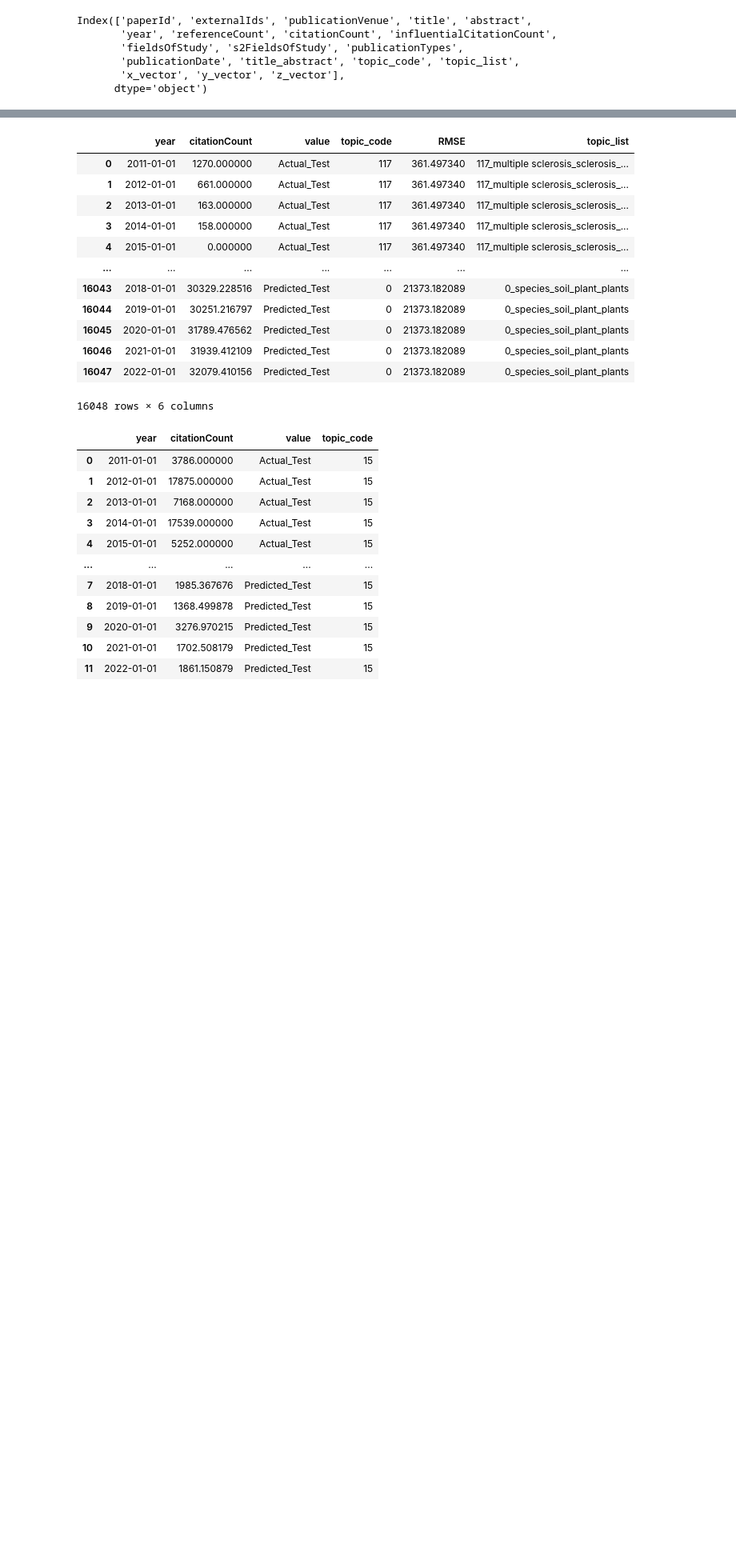
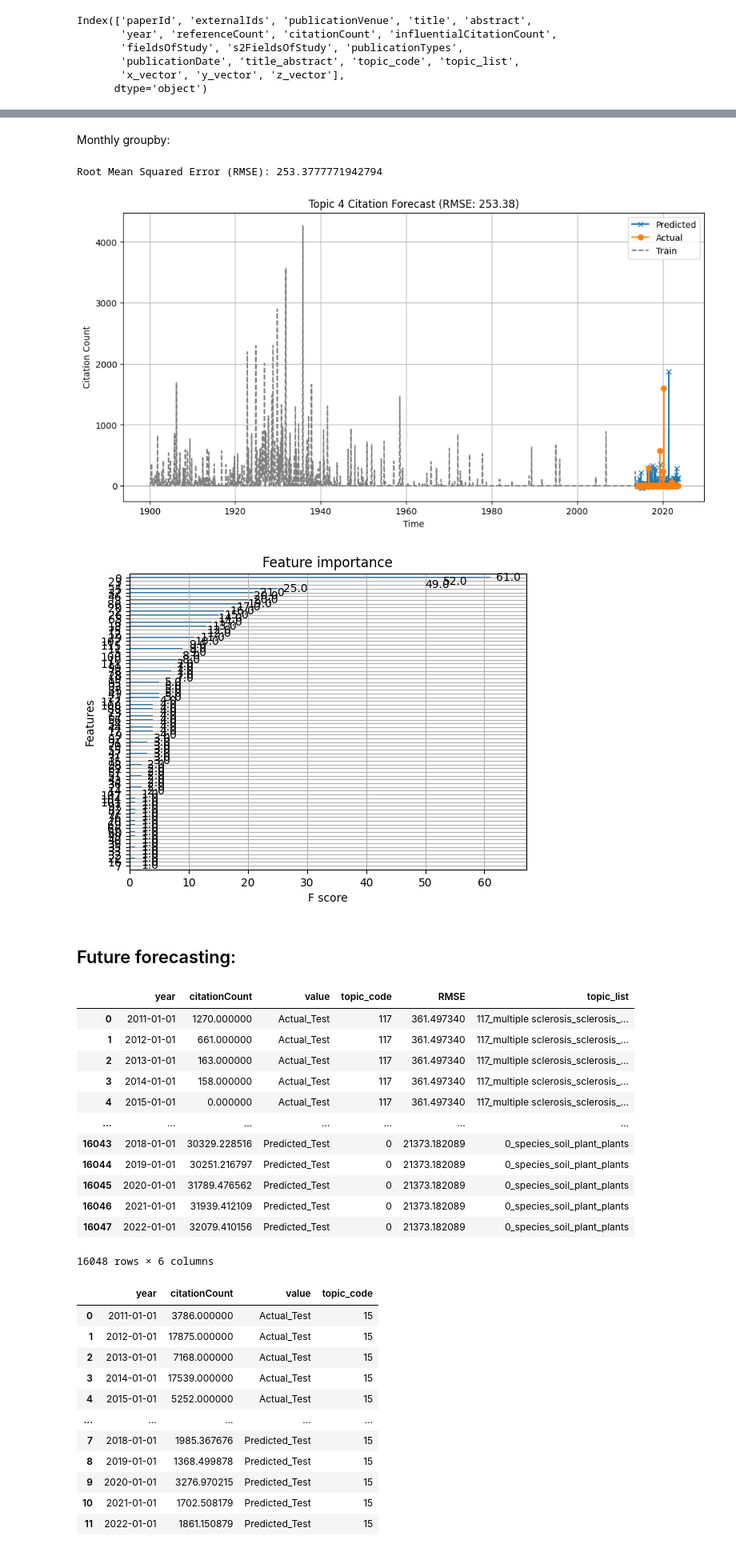
Before and after one commit to KutlualpTazefidan/convergence_oracle, a Jupyter notebook: CodeBase/2_0_0_time_series_data_table.ipynb, the cells around one changed output, grey strips where cells are left out. Shown at 80% size. Saved outputs shown, nothing was run; the diff lists cells and outputs as text; code cells hidden in the pictures; blank space fills up the shorter version.

Commit message:
time series monthly groupby

```diff
--- a/CodeBase/2_0_0_time_series_data_table.ipynb
+++ b/CodeBase/2_0_0_time_series_data_table.ipynb
@@ -126,3 +134,82 @@ Root Mean Squared Error (RMSE): 3224.6074634261745
+# %% [markdown]
+Monthly groupby:
+# %%
+def plot_bertopic_data(topic_number):
+    aws1_dfs = aws_dfs[['publicationDate', 'topic_code', 'citationCount', 'influentialCitationCount', 'topic_list']]
+    aws1_dfs['topic_code'] = pd.to_numeric(aws1_dfs['topic_code'], downcast='integer')
+    aws1_dfs['citationCount'] = pd.to_numeric(aws1_dfs['citationCount'], downcast='integer')
+    aws1_dfs = aws1_dfs[aws1_dfs['topic_code'] != -1]
+    aws1_dfs = aws1_dfs.replace({None: np.nan})
+    aws1_dfs = aws1_dfs.dropna(subset=['publicationDate'])  # Drop rows with missing publicationDate
+    aws1_dfs['publicationDate'] = pd.to_datetime(aws1_dfs['publicationDate'], errors='coerce')  # Use 'coerce' to handle incorrect dates
+    aws1_dfs['year_month'] = aws1_dfs['publicationDate'].dt.strftime('%Y-%m')
+    aws1_dfs['year_month'] = pd.to_datetime(aws1_dfs['year_month'], format='%Y-%m')
+
+    grouped_df = aws1_dfs.groupby(['topic_code', 'year_month'])['citationCount'].sum().reset_index()
+
+    pivot_df = grouped_df.pivot(index='year_month', columns='topic_code', values='citationCount')
+
+    pivot_df.fillna(0, inplace=True)
+    pivot_df = pivot_df.reset_index()
+
+    # Separating the training set and testing set
+    train_data = pivot_df[pivot_df['year_month'].dt.year < 2014].reset_index(drop=True)
+    test_data = pivot_df[pivot_df['year_month'].dt.year > 2013].reset_index(drop=True)
+
+    # Define the target column (Topic you want to forecast)
+    target_topic = topic_number  # Change this to the Topic you want to forecast
+
+    # Prepare the training and testing data
+    X_train = train_data.drop(target_topic, axis=1)
+    y_train = train_data[target_topic].shift(-1).dropna()
+    X_test = test_data.drop(target_topic, axis=1)
+    y_test = test_data[target_topic].shift(-1).dropna()
+
+     # Exclude the 'YearMonth' column from the training and testing data
+    X_train = train_data.drop(columns=['year_month', target_topic]).iloc[:-1]
+    X_test = test_data.drop(columns=['year_month', target_topic]).iloc[:-1]
+
+    # Create an XGBoost regressor
+    model = xgb.XGBRegressor(objective='reg:squarederror', n_estimators=100, max_depth=3)
+
+    # Fit the model on the training data
+    model.fit(X_train, y_train)
+
+    # Make predictions on the testing data
+    y_pred = model.predict(X_test)
+
+    # Create a DataFrame with YearMonth and the predicted values
+    y_pred_df = pd.DataFrame({'year_month': test_data['year_month'].iloc[:-1], 'Predicted': y_pred})
+
+    # Merge the predicted DataFrame with the original test_data DataFrame
+    merged_data = pd.merge(y_pred_df, test_data, on='year_month')
+
+    # Calculate the root mean squared error (RMSE)
+    rmse = mean_squared_error(y_test, y_pred, squared=False)
+    print(f"Root Mean Squared Error (RMSE): {rmse}")
+
+    # Plot the predicted vs. actual values along with y_train
+    plt.figure(figsize=(12, 6))
+    plt.plot(merged_data['year_month'], merged_data['Predicted'], label='Predicted', marker='x')
+    plt.plot(merged_data['year_month'], merged_data[target_topic], label='Actual', marker='o')
+    plt.plot(train_data['year_month'].iloc[:-1], y_train, label='Train', linestyle='--', color='gray')
+    plt.xlabel('Time')
+    plt.ylabel('Citation Count')
+    plt.title(f'Topic {target_topic} Citation Forecast (RMSE: {rmse:.2f})')
+    plt.legend()
+    plt.grid(True)
+
+    # Feature importance plot (optional)
+    plot_importance(model)
+    plt.show()
+
+plot_bertopic_data(4)
+# %% [output]
+Root Mean Squared Error (RMSE): 253.3777771942794
+[figure, added]
+[figure, added]
+# %% [markdown]
+## Future forecasting:
 # %%
 def plot_bertopic_data_into_future(topic_number, future_years):
 
```
Also changed, not shown: parts of 6 cells of this notebook.
